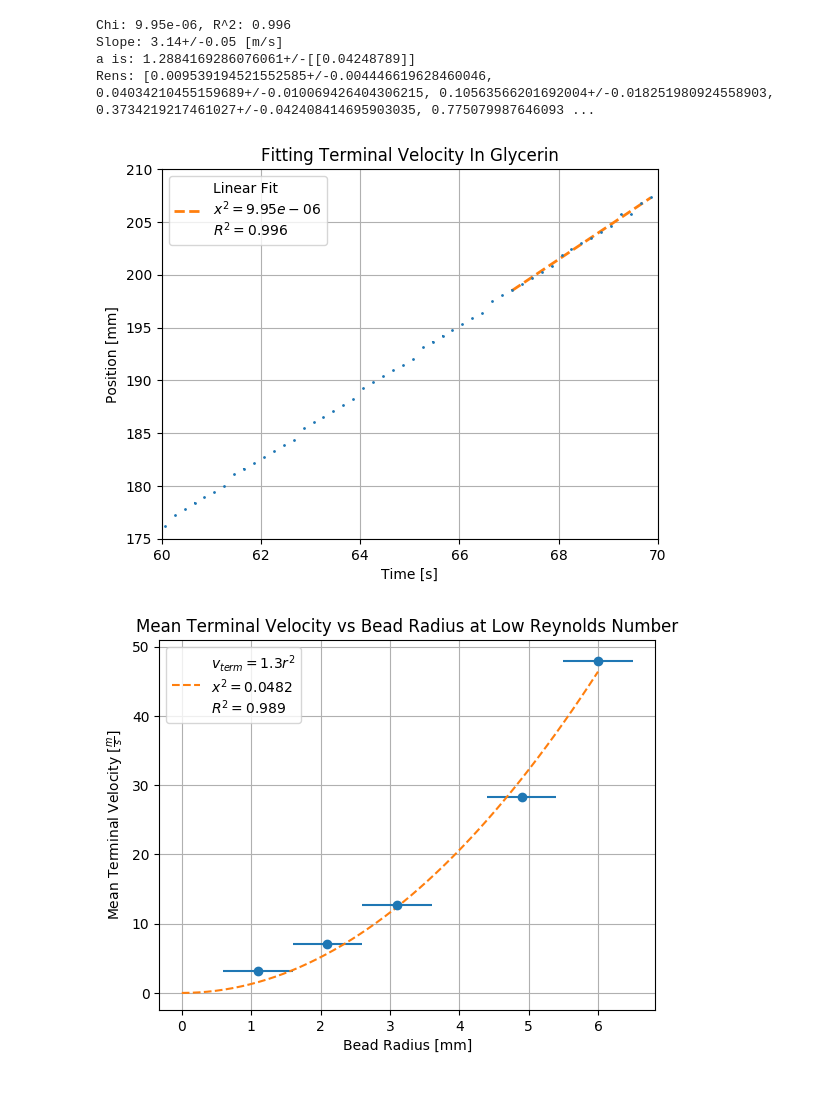
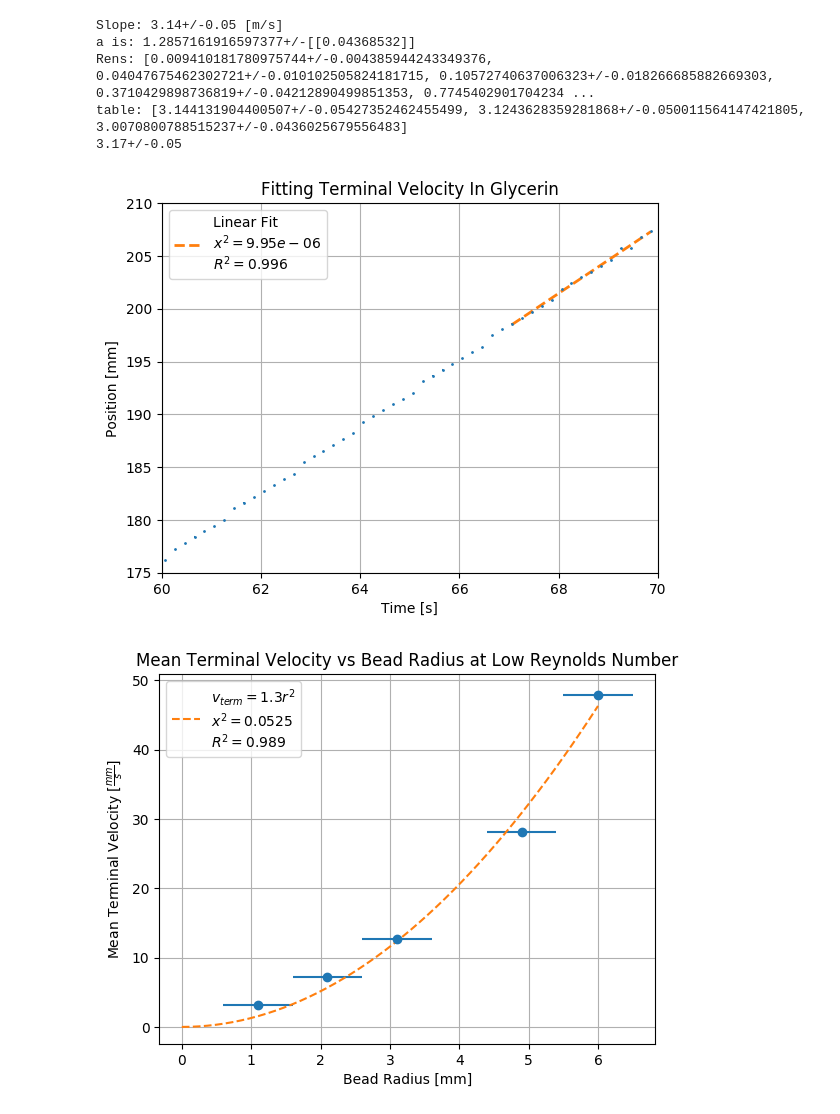
Before and after one commit to DivyR/PHY294_Labs, a Jupyter notebook: lab02/src/processing.ipynb, the cells around one changed output. Saved outputs shown, nothing was run; the diff lists cells and outputs as text; code cells hidden in the pictures.

```diff
--- a/lab02/src/processing.ipynb
+++ b/lab02/src/processing.ipynb
@@ -159,6 +159,7 @@ dataFits = {}  # slopes (terminal velocities) and intercepts
 dig = 1  # 1 to 5
 averages = []  # temp-memory array
 fromBack = 15  # amount of last points
+tableKeep = []
 for key, value in data.items():
     interest = value[len(value)-fromBack:len(value)]
     time_nom = [row[INDEX_TIME].nominal_value for row in interest]
@@ -167,11 +168,12 @@ for key, value in data.items():
     a_uncert = np.sqrt(cov[0,0])  # mm/s
     b_uncert = np.sqrt(cov[1, 1])  # s
     res = [convert_to_ufloat(coeffs[0], a_uncert), convert_to_ufloat(coeffs[1], b_uncert)]
+    averages.append(res[0])
     if (dig % 3) == 0 :  # gg[]-..
         terminals[dig//3] = vcorrected(mean(averages), BEAD_SIZES[dig//3 - 1])
+        if dig == 3:
+            tableKeep = list(averages)
         averages = []
-    else:
-        averages.append(res[0])
     dig += 1
     dataFits[key] = res
 
@@ -226,7 +228,7 @@ ax = fig.add_subplot(111)
 ax.grid(True)
 ax.set_title("Mean Terminal Velocity vs Bead Radius at Low Reynolds Number")
 ax.set_xlabel("Bead Radius [mm]")
-ax.set_ylabel("Mean Terminal Velocity $[\\frac{m}{s}]$")
+ax.set_ylabel("Mean Terminal Velocity $[\\frac{mm}{s}]$")
     # gen data
 bead_nom, bead_uncert = seperate_ufloat(BEAD_SIZES)
 v_nom, v_uncert = [], []
@@ -236,37 +238,41 @@ for i in terminals:
     v_uncert.append(e.std_dev)
 ax.errorbar(bead_nom, v_nom, v_uncert,bead_uncert, "o")  # main plot
 
     # fitting
 def aQuad(x, a):
     return a * x**2
 fit, covar = opt.curve_fit(aQuad, bead_nom, v_nom)
 p = np.poly1d([fit[0], 0, 0])
 xp = np.linspace(0, max(bead_nom))
 print("a is: {}+/-{}".format(fit[0], np.sqrt(covar)))
 
 ax.plot(xp, p(xp), "--")  # quadratic fit
 
 x2 = chi_squared(bead_nom, v_nom, p)
 r2 = coeff_of_determination(bead_nom, v_nom, p)
 
 ax.legend(["$v_{term}$" +"$ = {}r^2$".format(round_sig(fit[0], 2))+"\n$x^2={}$\n$R^2={}$".format(round_sig(x2, 3), round_sig(r2, 3))])
 
 export_plot(fig, "ex1_mean_vterm_n_beadr")
 
 ##
 rens = []
 for i in range(len(BEAD_SIZES)):
     diam = 2*BEAD_SIZES[i]
     vs = terminals[i+1]
     rens.append(reynolds_number(DENSITY_GLY, diam/10, vs/10, VISCOTIY_GLY))
 print("Rens: {}".format(rens))
+
+print("table:", tableKeep)
+print(terminals[1])
 # %% [output]
-Chi: 9.95e-06, R^2: 0.996
 Slope: 3.14+/-0.05 [m/s]
-a is: 1.2884169286076061+/-[[0.04248789]]
-Rens: [0.009539194521552585+/-0.004446619628460046, 0.04034210455159689+/-0.010069426404306215, 0.10563566201692004+/-0.018251980924558903, 0.3734219217461027+/-0.042408414695903035, 0.775079987646093 ...
+a is: 1.2857161916597377+/-[[0.04368532]]
+Rens: [0.009410181780975744+/-0.004385944243349376, 0.04047675462302721+/-0.010102505824181715, 0.10572740637006323+/-0.018266685882669303, 0.3710429898736819+/-0.04212890499851353, 0.7745402901704234 ...
+table: [3.144131904400507+/-0.05427352462455499, 3.1243628359281868+/-0.050011564147421805, 3.0070800788515237+/-0.0436025679556483]
+3.17+/-0.05
 [figure]
-[figure, old version]
+[figure, new version]
 # %%
 # Ex.2: High Reynolds Number
 # data
```
Also changed, not shown: parts of 1 cell of this notebook, 1 other file.
